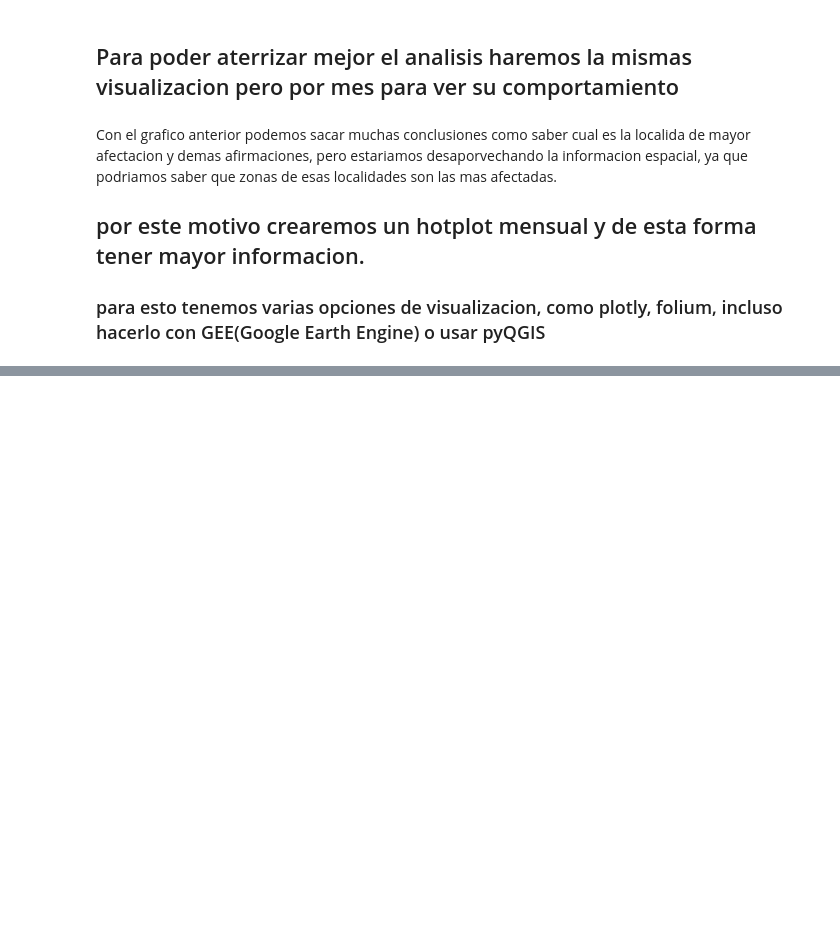
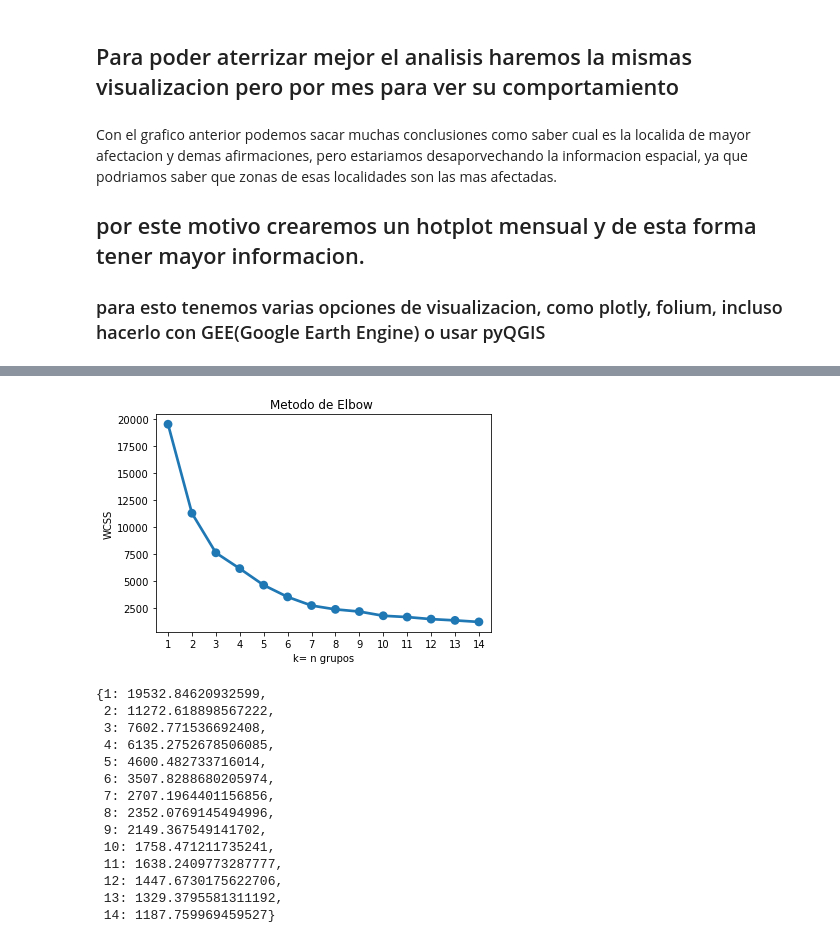
Before and after one commit to frandak2/PRUEBA_GEO, a Jupyter notebook: notebooks/EDA_espacial.ipynb, the cells around one changed output, grey strips where cells are left out. Cells and saved outputs as stored; diff of their text form; code cells hidden in the pictures; blank space fills up the shorter version.

```diff
--- a/notebooks/EDA_espacial.ipynb
+++ b/notebooks/EDA_espacial.ipynb
@@ -162,0 +244,18 @@ ashapes.boundary.plot(color='k', linewidth=1, ax=plt.gca())
+# %%
+train_elbow_cluster(X,finish=15,each=1)
+# %% [output]
+[figure, added]
+{1: 19532.84620932599,
+ 2: 11272.618898567222,
+ 3: 7602.771536692408,
+ 4: 6135.2752678506085,
+ 5: 4600.482733716014,
+ 6: 3507.8288680205974,
+ 7: 2707.1964401156856,
+ 8: 2352.0769145494996,
+ 9: 2149.367549141702,
+ 10: 1758.471211735241,
+ 11: 1638.2409773287777,
+ 12: 1447.6730175622706,
+ 13: 1329.3795581311192,
+ 14: 1187.759969459527}
```
Also changed, not shown: parts of 31 cells of this notebook, 2 other files.
